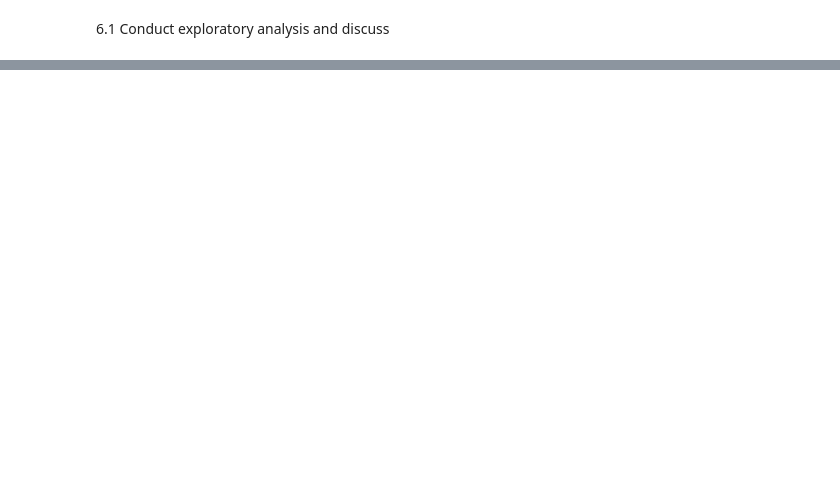
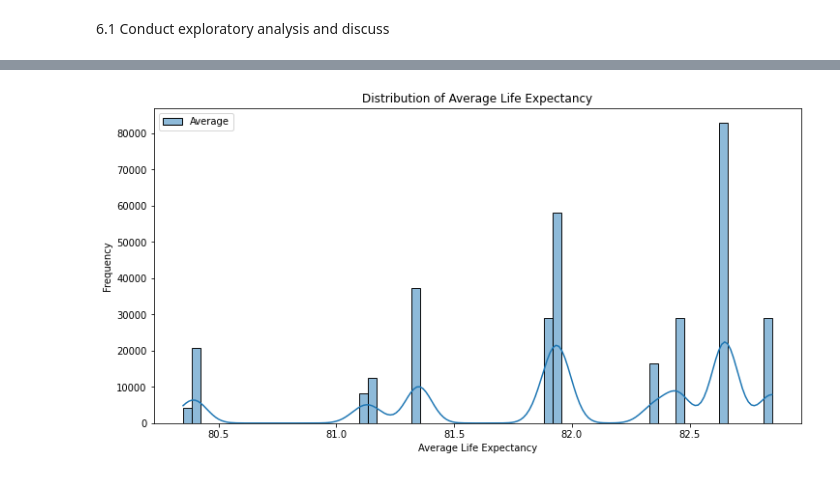
Before and after one commit to Dianfan-Lyu/test, a Jupyter notebook: data.ipynb, the cells around one changed output, grey strips where cells are left out. Saved outputs shown, nothing was run; the diff lists cells and outputs as text; code cells hidden in the pictures; blank space fills up the shorter version.

```diff
--- a/data.ipynb
+++ b/data.ipynb
@@ -927,0 +1172,99 @@ Most important features from Decision Tree:
+# %%
+import matplotlib.pyplot as plt
+import seaborn as sns
+import pandas as pd
+from pyspark.sql import SparkSession
+from pyspark.sql.functions import col, avg
+from pyspark.ml.feature import VectorAssembler, StringIndexer, OneHotEncoder
+from pyspark.ml import Pipeline
+from pyspark.ml.regression import DecisionTreeRegressor
+from pyspark.ml.evaluation import RegressionEvaluator
+from pyspark.ml.tuning import ParamGridBuilder, TrainValidationSplit
+
+# Initialize Spark session
+spark = SparkSession.builder.appName("Visualization").getOrCreate()
+
+# Load and prepare the data (assuming final_data is already loaded)
+# Handle missing values by filling with mean for numeric columns
+numeric_cols = [field for (field, dataType) in final_data.dtypes if dataType in ["int", "double"]]
+for col_name in numeric_cols:
+    mean_value = final_data.select(avg(col_name)).first()[0]
+    final_data = final_data.na.fill({col_name: mean_value})
+
+# Encode categorical variables
+categorical_cols = [field for (field, dataType) in final_data.dtypes if dataType == "string"]
+indexers = [StringIndexer(inputCol=col, outputCol=col + "_indexed", handleInvalid="skip") for col in categorical_cols]
+encoders = [OneHotEncoder(inputCol=indexer.getOutputCol(), outputCol=indexer.getOutputCol() + "_encoded") for indexer in indexers]
+
+# Assemble features into a single vector
+assembler = VectorAssembler(inputCols=[col + "_indexed_encoded" if col in categorical_cols else col for col in final_data.columns if col != "Average"], outputCol="features")
+
+# Define the stages of the pipeline
+stages = indexers + encoders + [assembler]
+pipeline = Pipeline(stages=stages)
+
+# Fit and transform the data using the pipeline
+pipeline_model = pipeline.fit(final_data)
+data_prepared = pipeline_model.transform(final_data)
+
+# Split the data into train and test sets
+train_data, test_data = data_prepared.randomSplit([0.8, 0.2], seed=42)
+
+# Initialize the Decision Tree Regressor
+tree = DecisionTreeRegressor(labelCol="Average", featuresCol="features")
+
+# Define the parameter grid to search over
+paramGrid = (ParamGridBuilder()
+             .addGrid(tree.maxDepth, [5, 10, 20])
+             .addGrid(tree.minInstancesPerNode, [1, 4])
+             .addGrid(tree.minInfoGain, [0.0, 0.1, 0.2])
+             .build())
+
+# Initialize TrainValidationSplit
+tvs = TrainValidationSplit(estimator=tree,
+                           estimatorParamMaps=paramGrid,
+                           evaluator=RegressionEvaluator(labelCol="Average", predictionCol="prediction", metricName="rmse"),
+                           trainRatio=0.8)
+
+# Perform grid search
+tvs_model = tvs.fit(train_data)
+
+# Get the best model
+best_tree_model = tvs_model.bestModel
+
+# Predict using the best model
+train_predictions = best_tree_model.transform(train_data)
+test_predictions = best_tree_model.transform(test_data)
+
+# Extract true and predicted values
+train_y_true = train_predictions.select("Average").toPandas()
+train_y_pred = train_predictions.select("prediction").toPandas()
+test_y_true = test_predictions.select("Average").toPandas()
+test_y_pred = test_predictions.select("prediction").toPandas()
+
+# Visualize the distribution of the target variable
+plt.figure(figsize=(12, 6))
+sns.histplot(final_data.select("Average").toPandas(), kde=True)
+plt.title("Distribution of Average Life Expectancy")
+plt.xlabel("Average Life Expectancy")
+plt.ylabel("Frequency")
+plt.show()
+
+# Visualize actual vs predicted values for training data
+plt.figure(figsize=(12, 6))
+plt.scatter(train_y_true, train_y_pred)
+plt.title("Training Data: Actual vs Predicted")
+plt.xlabel("Actual Life Expectancy")
+plt.ylabel("Predicted Life Expectancy")
+plt.plot([min(train_y_true.values), max(train_y_true.values)], [min(train_y_true.values), max(train_y_true.values)], color='red')
+plt.show()
+
+# Visualize actual vs predicted values for testing data
+plt.figure(figsize=(12, 6))
+plt.scatter(test_y_true, test_y_pred)
+plt.title("Testing Data: Actual vs Predicted")
+plt.xlabel("Actual Life Expectancy")
+plt.ylabel("Predicted Life Expectancy")
+plt.plot([min(test_y_true.values), max(test_y_true.values)], [min(test_y_true.values), max(test_y_true.values)], color='red')
+plt.show()
+# %% [output]
@@ -927,0 +1273 @@ Most important features from Decision Tree:
+[figure, added]
```
Also changed, not shown: parts of 19 cells of this notebook.
